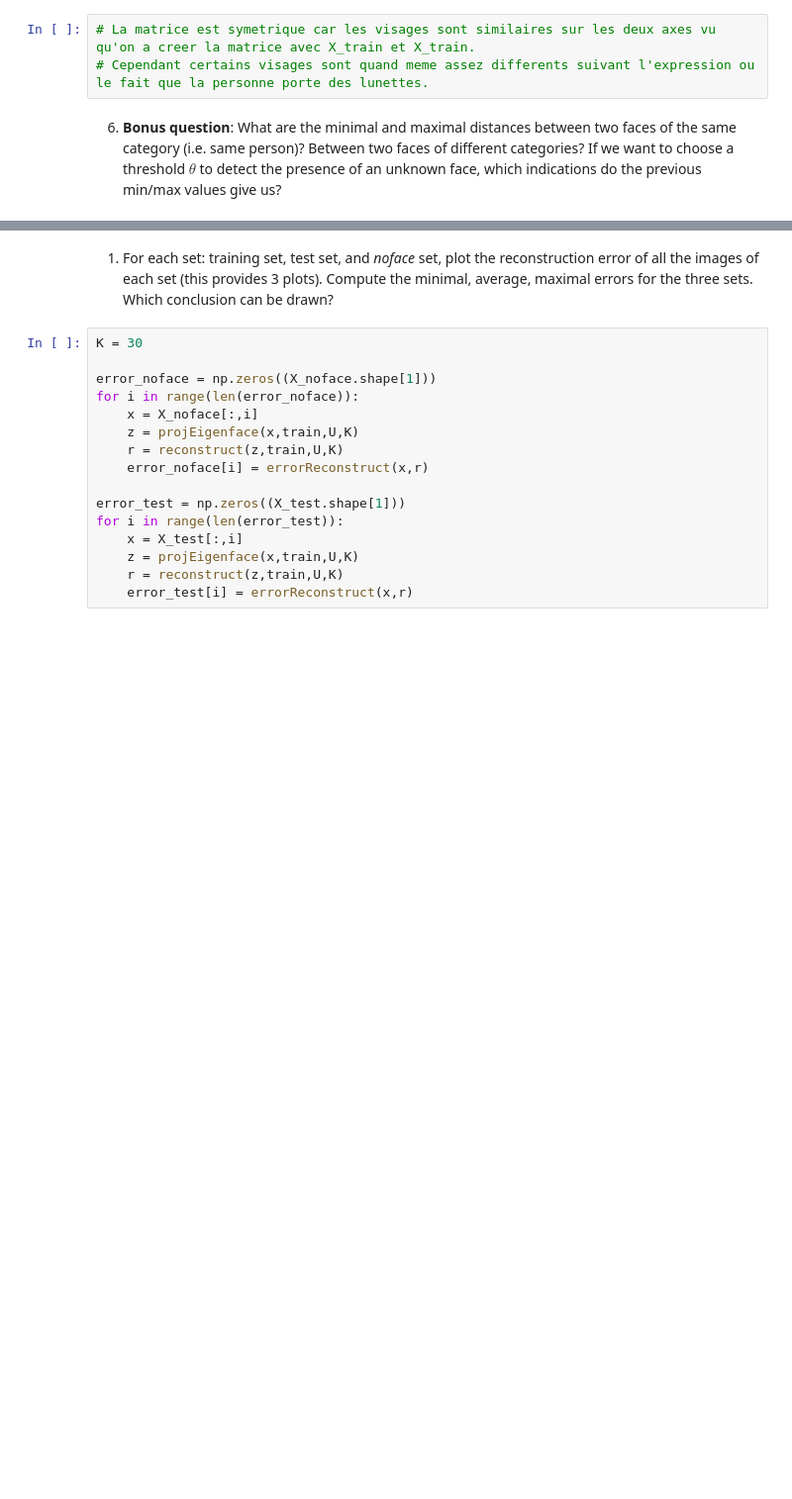
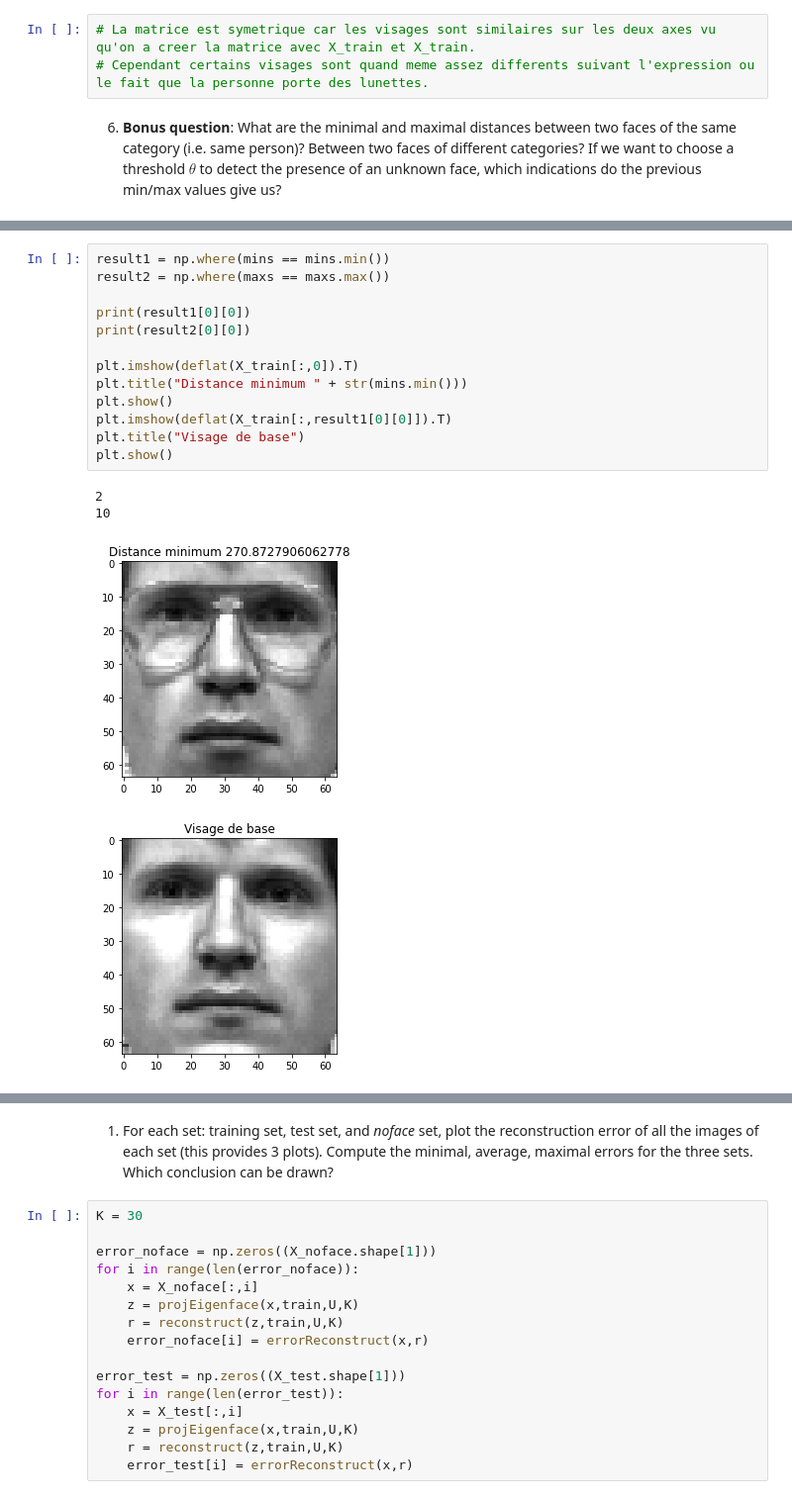
Before and after one commit to hanzopgp/MasterBioInformaticsPTs, a Jupyter notebook: S1/BIMA/TME9/TME9-10DurandKordon.ipynb, the cells around one changed output, grey strips where cells are left out. Shown at 99% size. Drawn from its saved outputs; the diff is of its cells as text; blank space fills up the shorter version.

```diff
--- a/S1/BIMA/TME9/TME9-10DurandKordon.ipynb
+++ b/S1/BIMA/TME9/TME9-10DurandKordon.ipynb
@@ -562,0 +591,18 @@ plt.show()
+# %%
+result1 = np.where(mins == mins.min())
+result2 = np.where(maxs == maxs.max())
+
+print(result1[0][0])
+print(result2[0][0])
+
+plt.imshow(deflat(X_train[:,0]).T)
+plt.title("Distance minimum " + str(mins.min()))
+plt.show()
+plt.imshow(deflat(X_train[:,result1[0][0]]).T)
+plt.title("Visage de base")
+plt.show()
+# %% [output]
+2
+10
+[figure, added]
+[figure, added]
```
Also changed, not shown: parts of 10 cells of this notebook, 18 other files.
